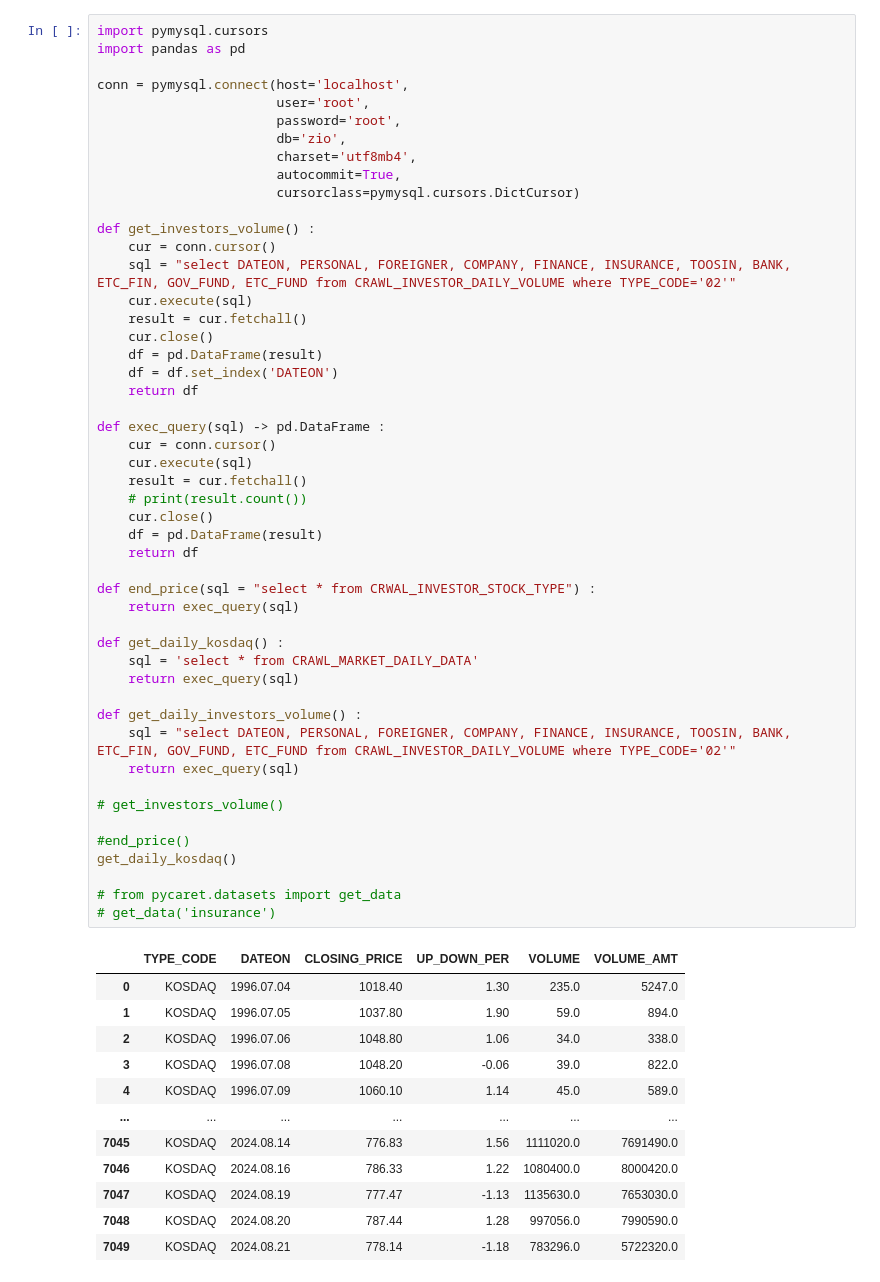
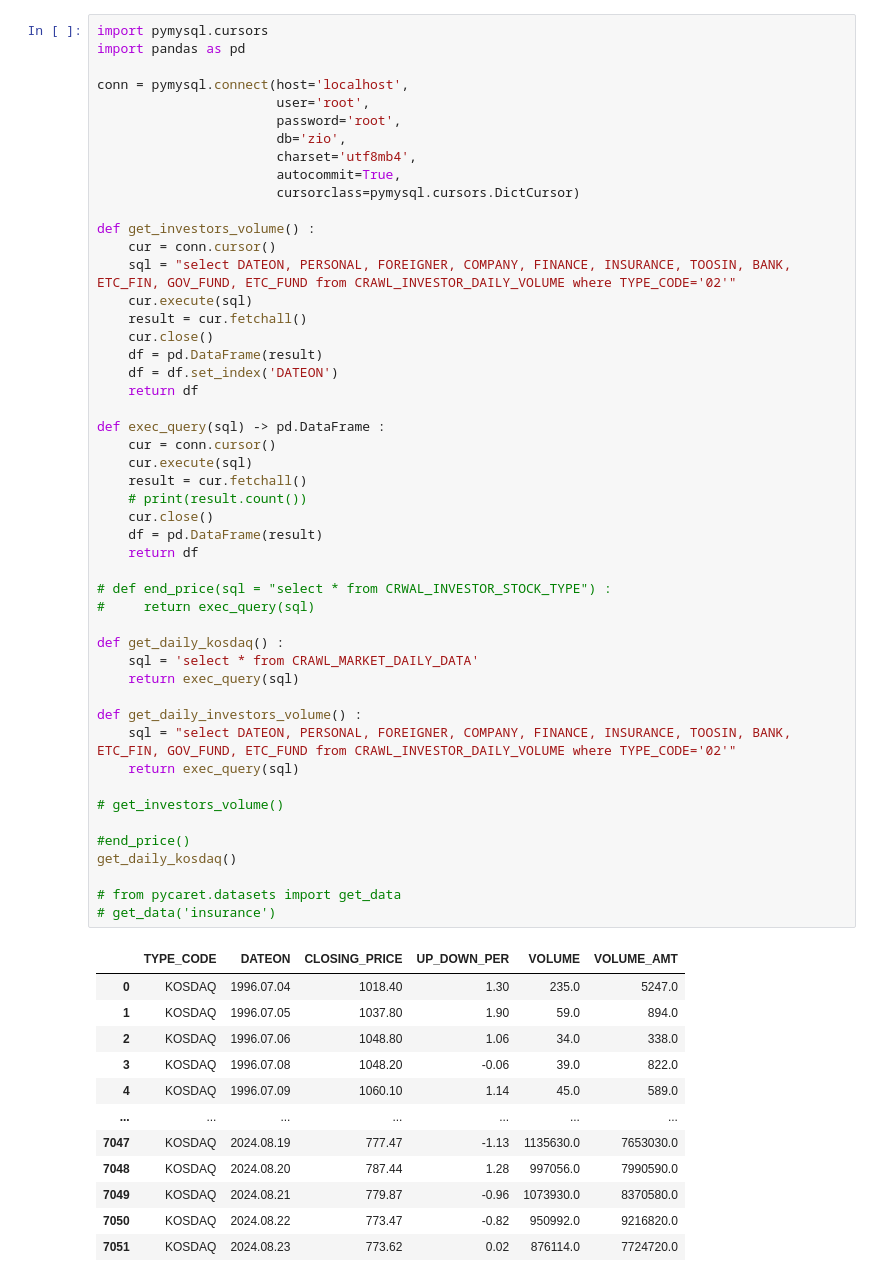
Before and after one commit to gonni/myFirstPyCrawl, a Jupyter notebook: ml/StockPredict2.ipynb, the cells around one changed output. Cells and saved outputs as stored; diff of their text form.

```diff
--- a/ml/StockPredict2.ipynb
+++ b/ml/StockPredict2.ipynb
@@ -26,37 +26,37 @@ def exec_query(sql) -> pd.DataFrame :
     result = cur.fetchall()
     # print(result.count())
     cur.close()
     df = pd.DataFrame(result)
     return df
 
-def end_price(sql = "select * from CRWAL_INVESTOR_STOCK_TYPE") :
-    return exec_query(sql)
+# def end_price(sql = "select * from CRWAL_INVESTOR_STOCK_TYPE") :
+#     return exec_query(sql)
 
 def get_daily_kosdaq() :
     sql = 'select * from CRAWL_MARKET_DAILY_DATA'
     return exec_query(sql)
 
 def get_daily_investors_volume() :
     sql = "select DATEON, PERSONAL, FOREIGNER, COMPANY, FINANCE, INSURANCE, TOOSIN, BANK, ETC_FIN, GOV_FUND, ETC_FUND from CRAWL_INVESTOR_DAILY_VOLUME where TYPE_CODE='02'"
     return exec_query(sql)
 
 # get_investors_volume()
 
 #end_price()
 get_daily_kosdaq()
 
 # from pycaret.datasets import get_data
 # get_data('insurance')
 # %% [output]
 |  | TYPE_CODE | DATEON | CLOSING_PRICE | UP_DOWN_PER | VOLUME | VOLUME_AMT |
 | 0 | KOSDAQ | 1996.07.04 | 1018.40 | 1.30 | 235.0 | 5247.0 |
 | 1 | KOSDAQ | 1996.07.05 | 1037.80 | 1.90 | 59.0 | 894.0 |
 | 2 | KOSDAQ | 1996.07.06 | 1048.80 | 1.06 | 34.0 | 338.0 |
 | 3 | KOSDAQ | 1996.07.08 | 1048.20 | -0.06 | 39.0 | 822.0 |
 | 4 | KOSDAQ | 1996.07.09 | 1060.10 | 1.14 | 45.0 | 589.0 |
 | ... | ... | ... | ... | ... | ... | ... |
-| 7045 | KOSDAQ | 2024.08.14 | 776.83 | 1.56 | 1111020.0 | 7691490.0 |
-| 7046 | KOSDAQ | 2024.08.16 | 786.33 | 1.22 | 1080400.0 | 8000420.0 |
 | 7047 | KOSDAQ | 2024.08.19 | 777.47 | -1.13 | 1135630.0 | 7653030.0 |
 | 7048 | KOSDAQ | 2024.08.20 | 787.44 | 1.28 | 997056.0 | 7990590.0 |
-| 7049 | KOSDAQ | 2024.08.21 | 778.14 | -1.18 | 783296.0 | 5722320.0 |
+| 7049 | KOSDAQ | 2024.08.21 | 779.87 | -0.96 | 1073930.0 | 8370580.0 |
+| 7050 | KOSDAQ | 2024.08.22 | 773.47 | -0.82 | 950992.0 | 9216820.0 |
+| 7051 | KOSDAQ | 2024.08.23 | 773.62 | 0.02 | 876114.0 | 7724720.0 |
```
Also changed, not shown: parts of 9 cells of this notebook, 9 other files.
